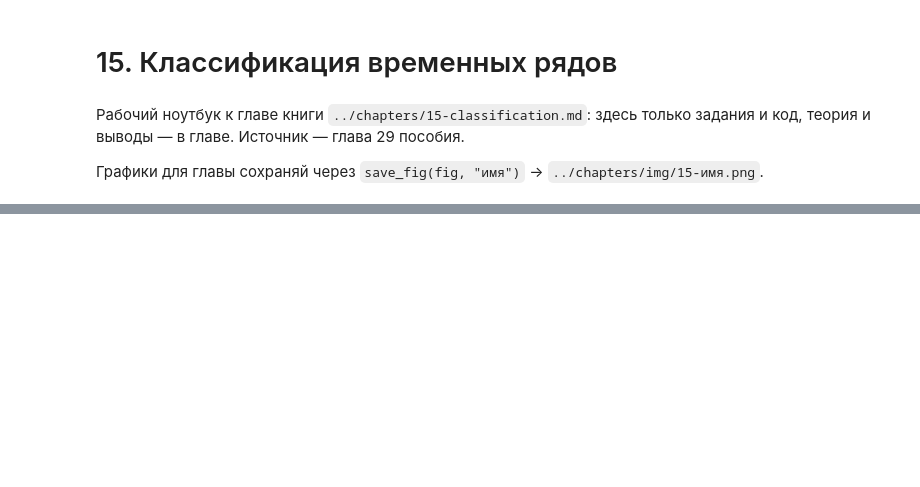
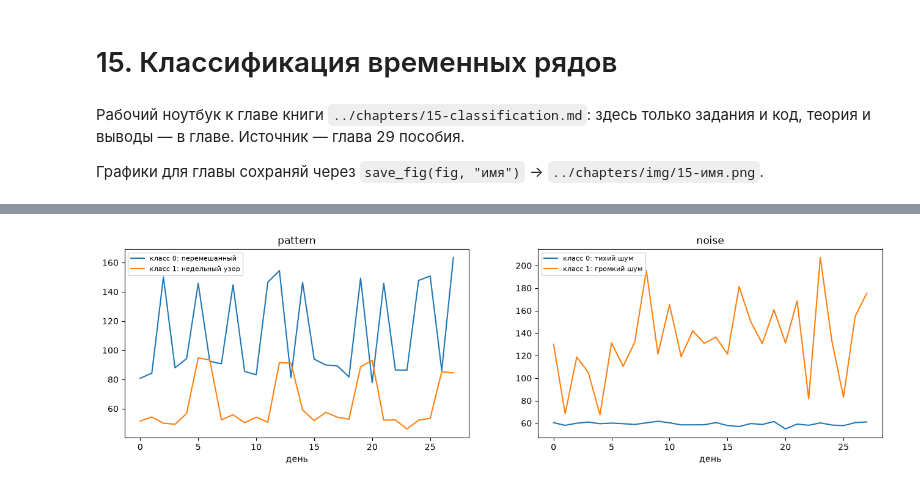
Before and after one commit to skv-analyst/study-data-analytics, a Jupyter notebook: 05-etna/notebooks/15-classification.ipynb, the cells around one changed output, grey strips where cells are left out. Cells and saved outputs as stored; diff of their text form; code cells hidden in the pictures; blank space fills up the shorter version.

```diff
--- a/05-etna/notebooks/15-classification.ipynb
+++ b/05-etna/notebooks/15-classification.ipynb
@@ -42,0 +83,36 @@ def save_fig(fig, name: str) -> None:
+# %%
+# Два набора по 200 рядов (по 100 каждого класса), 12 недель, уровень у каждого ряда свой — от 50 до 200:
+#   pattern — класс 1: недельный узор (выходные выше будней); класс 0: те же значения, перемешанные по дням
+#   noise   — класс 0: тихий шум ±3% от уровня; класс 1: громкий шум ±30%
+N_PER_CLASS = 100
+PERIODS = 12 * 7
+rng = np.random.RandomState(RANDOM_SEED)
+weekend = np.arange(PERIODS) % 7 >= 5  # ряды начинаются с понедельника
+
+
+def weekly(level):
+    return level * (1 + np.where(weekend, 0.4, -0.16) + rng.normal(0, 0.05, PERIODS))
+
+
+GENERATORS = {
+    "pattern": (lambda level: rng.permutation(weekly(level)), weekly),
+    "noise": (lambda level: level * (1 + rng.normal(0, 0.03, PERIODS)), lambda level: level * (1 + rng.normal(0, 0.3, PERIODS))),
+}
+synthetic = {}
+for name, (make_0, make_1) in GENERATORS.items():
+    x = [make_0(rng.uniform(50, 200)) for _ in range(N_PER_CLASS)] + [make_1(rng.uniform(50, 200)) for _ in range(N_PER_CLASS)]
+    y = np.array([0] * N_PER_CLASS + [1] * N_PER_CLASS)
+    synthetic[name] = (x, y)
+
+# По одному ряду каждого класса, первые 4 недели
+CLASS_NAMES = {"pattern": ["перемешанный", "недельный узор"], "noise": ["тихий шум", "громкий шум"]}
+fig, axes = plt.subplots(1, 2, figsize=(16, 4))
+for ax, (name, (x, y)) in zip(axes, synthetic.items()):
+    for cls, idx in enumerate([0, N_PER_CLASS]):
+        ax.plot(x[idx][:28], label=f"класс {cls}: {CLASS_NAMES[name][cls]}")
+    ax.set_title(name)
+    ax.set_xlabel("день")
+    ax.legend(loc="upper left", fontsize=8)
+save_fig(fig, "synthetic")
+# %% [output]
+[figure, added]
```
Also changed, not shown: parts of 21 cells of this notebook, 3 other files.
